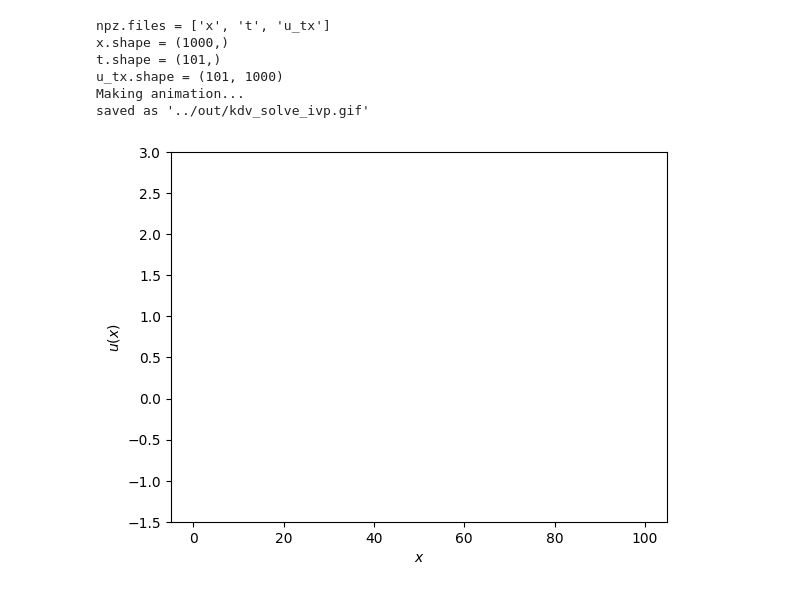
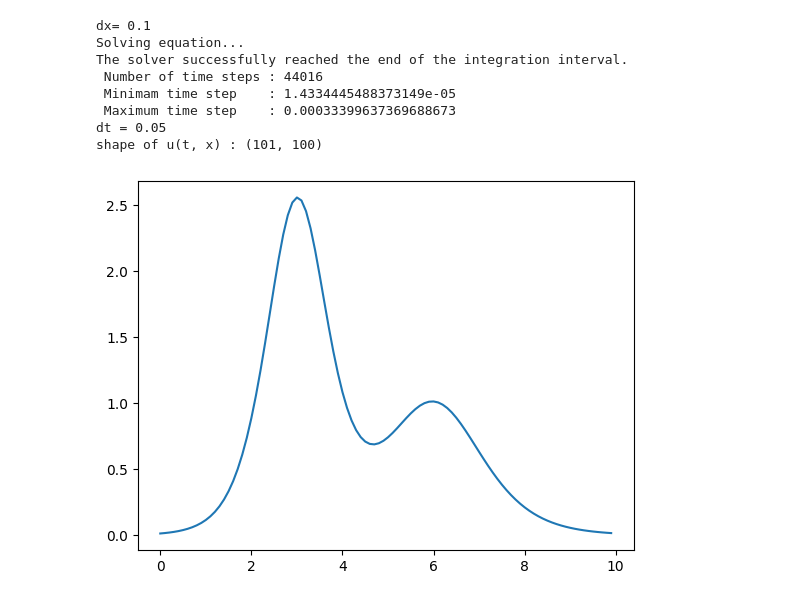
Before and after one commit to eri61/computer_physics, a Jupyter notebook: submit/report2/code/report2.ipynb, the cells around one changed output. Cells and saved outputs as stored; diff of their text form; code cells hidden in the pictures.

```diff
--- a/submit/report2/code/report2.ipynb
+++ b/submit/report2/code/report2.ipynb
@@ -71,26 +63,15 @@ shape of u(t, x) : (101, 1000)
-# %%
-def main():
-    # Load results
-    npz = np.load("../out/kdv_solve_ivp.npz")
-    print("npz.files =", npz.files)
-
-    x = npz['x']
-    t = npz['t']
-    u_tx = npz['u_tx']
-    print("x.shape =", x.shape)
-    print("t.shape =", t.shape)
-    print("u_tx.shape =", u_tx.shape)
-
-    # make an animation
-    print("Making animation...")
-    save_animation(x, t, u_tx, ymin=-1.5, ymax=3.0, filename="../out/kdv_solve_ivp.gif")
-
-main()
-# %% [output]
-npz.files = ['x', 't', 'u_tx']
-x.shape = (1000,)
-t.shape = (101,)
-u_tx.shape = (101, 1000)
-Making animation...
-saved as '../out/kdv_solve_ivp.gif'
-[figure, removed]
+# %%
+if __name__ == "__main__":
+    solve_soliton(
+        two_soliton, [3., 5., 6., 2], "solve_two_soliton.npz",
+        )
+# %% [output]
+dx= 0.1
+Solving equation...
+The solver successfully reached the end of the integration interval.
+ Number of time steps : 44016
+ Minimam time step    : 1.4334445488373149e-05
+ Maximum time step    : 0.00033399637369688673
+dt = 0.05
+shape of u(t, x) : (101, 100)
+[figure, added]
```
Also changed, not shown: parts of 8 cells of this notebook, 3 other files.
